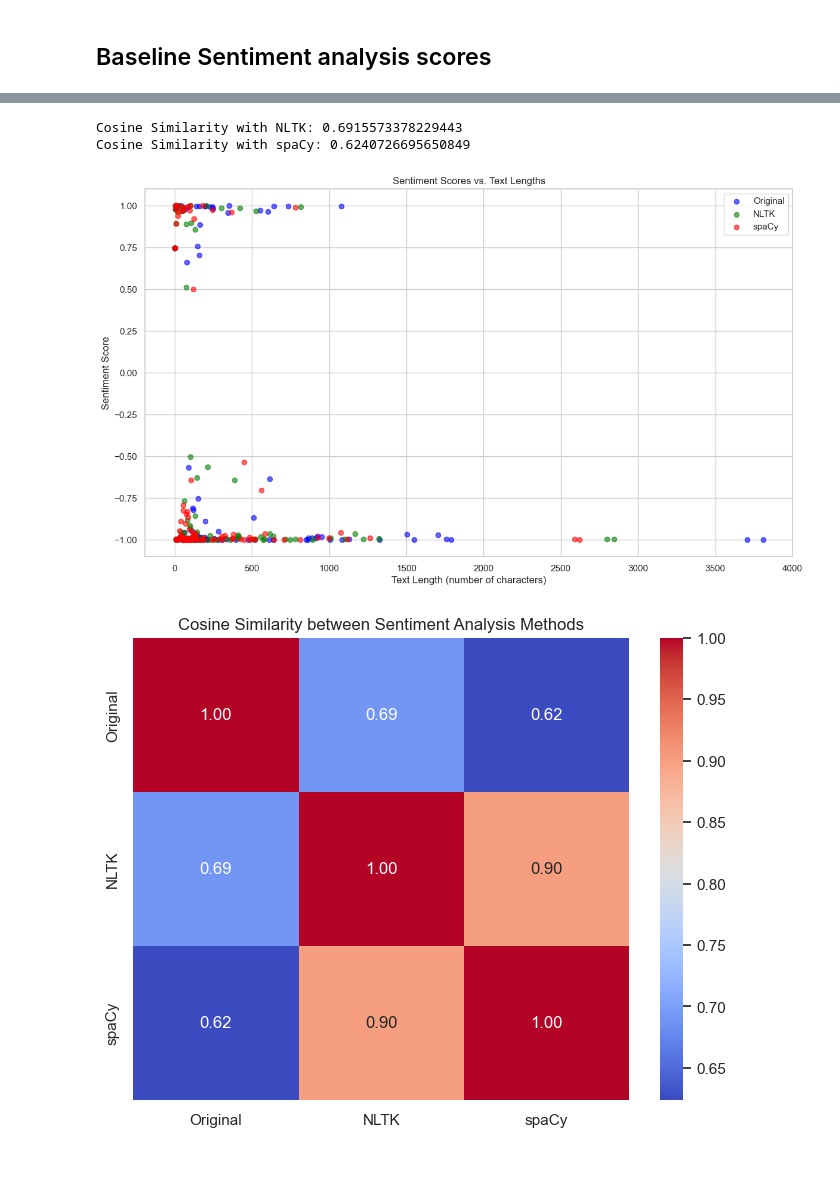
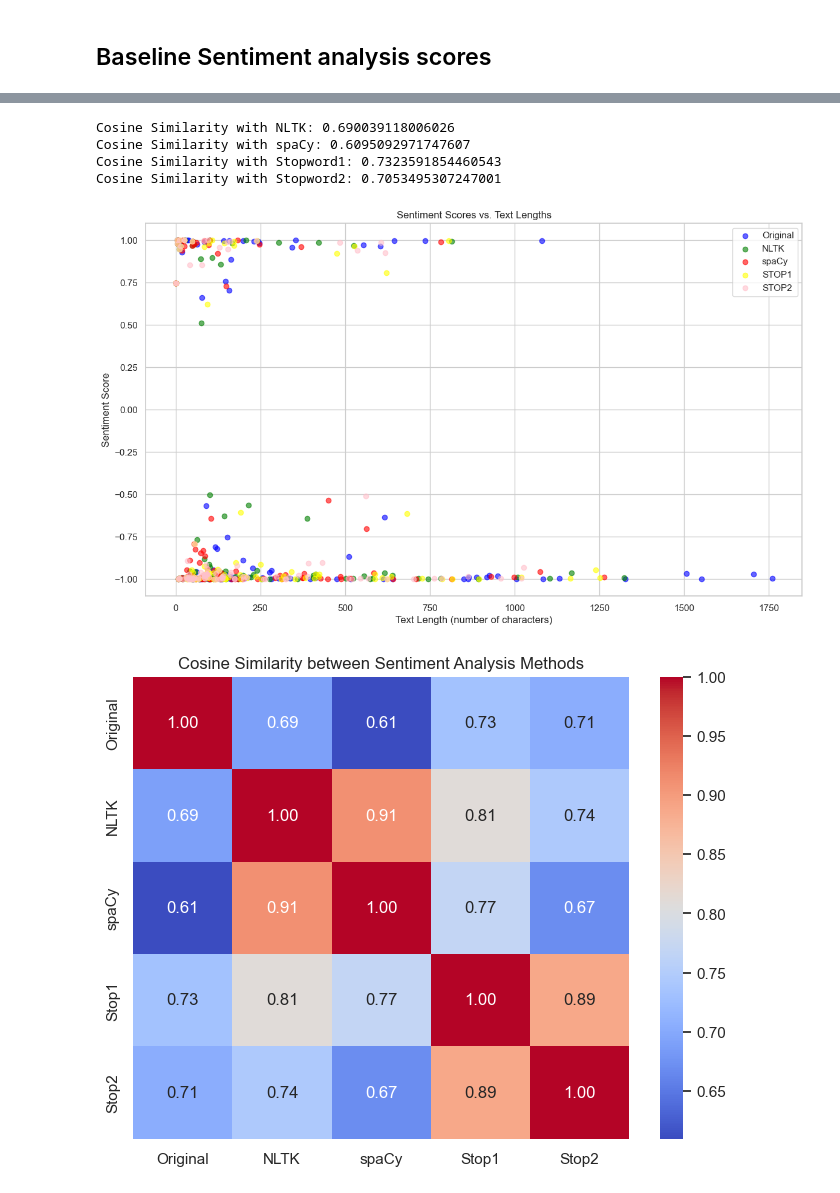
Before and after one commit to illmet/Frequency, a Jupyter notebook: comparison.ipynb, the cells around one changed output, grey strips where cells are left out. Saved outputs shown, nothing was run; the diff lists cells and outputs as text; code cells hidden in the pictures; blank space fills up the shorter version.

Commit message:
Updated importance, cluster analysis, comparsion code.

```diff
--- a/comparison.ipynb
+++ b/comparison.ipynb
@@ -34,7 +26,7 @@ data = posts+comms
 Processing complete. Total words and comments
 Processing complete. Total words and comments
 # %%
-data = data[:100]
+data = data[:60] + data[70:110]
 # %% [markdown]
 <h2> Baseline Sentiment analysis scores </h2>
 # %%
@@ -112,6 +108,8 @@ for item in data:
 original_scores = scores_baseline #change this later
 nltk_scores = sentiment_analysis(nltk_output)
 spacy_scores = sentiment_analysis(spacy_output)
+stop1_scores = sentiment_analysis(filtered_texts1)
+stop2_scores = sentiment_analysis(filtered_texts2)
 # %% [output]
 Post 1, sentiment: NEGATIVE, score: 0.99861
 Post 2, sentiment: NEGATIVE, score: 0.99900
@@ -143,11 +141,17 @@ def compute_similarity(list1, list2):
 
 similarity_nltk = compute_similarity(original_scores, nltk_scores)
 similarity_spacy = compute_similarity(original_scores, spacy_scores)
+similartiy_stopword1 = compute_similarity(original_scores, stop1_scores)
+similartiy_stopword2 = compute_similarity(original_scores, stop2_scores)
 print(f"Cosine Similarity with NLTK: {similarity_nltk}")
 print(f"Cosine Similarity with spaCy: {similarity_spacy}")
+print(f"Cosine Similarity with Stopword1: {similartiy_stopword1}")
+print(f"Cosine Similarity with Stopword2: {similartiy_stopword2}")
 # %% [output]
-Cosine Similarity with NLTK: 0.6915573378229443
-Cosine Similarity with spaCy: 0.6240726695650849
+Cosine Similarity with NLTK: 0.690039118006026
+Cosine Similarity with spaCy: 0.6095092971747607
+Cosine Similarity with Stopword1: 0.7323591854460543
+Cosine Similarity with Stopword2: 0.7053495307247001
 # %%
 import matplotlib.pyplot as plt
 import seaborn as sns
@@ -155,6 +159,8 @@ import numpy as np
 original_lengths = [len(text) for text in data]
 nltk_lengths = [len(text) for text in nltk_output]
 spacy_lengths = [len(text) for text in spacy_output]
+stop1_lengths = [len(text) for text in filtered_texts1]
+stop2_lengths = [len(text) for text in filtered_texts2]
 
 sns.set(style="whitegrid", context="notebook")
 
@@ -163,32 +169,46 @@ plt.figure(figsize=(14, 8))
 plt.scatter(original_lengths, original_scores, color='blue', alpha=0.6, label='Original')
 plt.scatter(nltk_lengths, nltk_scores, color='green', alpha=0.6, label='NLTK')
 plt.scatter(spacy_lengths, spacy_scores, color='red', alpha=0.6, label='spaCy')
+plt.scatter(stop1_lengths, stop1_scores, color='yellow', alpha=0.6, label='STOP1')
+plt.scatter(stop2_lengths, stop2_scores, color='pink', alpha=0.6, label='STOP2')
 plt.title('Sentiment Scores vs. Text Lengths')
 plt.xlabel('Text Length (number of characters)')
 plt.ylabel('Sentiment Score')
 plt.legend()
 plt.show()
 # %% [output]
-[figure, old version]
+[figure, new version]
 # %%
 # Calculate similarities
 similarity_nltk = compute_similarity(original_scores, nltk_scores)
 similarity_spacy = compute_similarity(original_scores, spacy_scores)
+similarity_stop1 = compute_similarity(original_scores, stop1_scores)
+similarity_stop2 = compute_similarity(original_scores, stop2_scores)
+
 similarity_nltk_spacy = compute_similarity(nltk_scores, spacy_scores)
+similarity_nltk_stop1 = compute_similarity(nltk_scores, stop1_scores)
+similarity_nltk_stop2 = compute_similarity(nltk_scores, stop2_scores)
+
+similarity_spacy_stop1 = compute_similarity(spacy_scores, stop1_scores)
+similarity_spacy_stop2 = compute_similarity(spacy_scores, stop2_scores)
+
+similarity_stop1_stop2 = compute_similarity(stop1_scores, stop2_scores)
 
 # Prepare the similarity matrix
 similarity_matrix = np.array([
-    [1, similarity_nltk, similarity_spacy],          # Similarity with original
-    [similarity_nltk, 1, similarity_nltk_spacy],     # Similarity between nltk and others
-    [similarity_spacy, similarity_nltk_spacy, 1]     # Similarity between spacy and others
+    [1, similarity_nltk, similarity_spacy, similartiy_stopword1, similartiy_stopword2],          # Similarity with original
+    [similarity_nltk, 1, similarity_nltk_spacy, similarity_nltk_stop1, similarity_nltk_stop2],     # Similarity between nltk and others
+    [similarity_spacy, similarity_nltk_spacy, 1, similarity_spacy_stop1, similarity_spacy_stop2],     # Similarity between spacy and others
+    [similartiy_stopword1, similarity_nltk_stop1, similarity_spacy_stop1, 1, similarity_stop1_stop2],
+    [similartiy_stopword2, similarity_nltk_stop2, similarity_spacy_stop2, similarity_stop1_stop2, 1],
 ])
 
 # Create the heatmap
 plt.figure(figsize=(8, 6))
 sns.heatmap(similarity_matrix, annot=True, cmap='coolwarm', fmt=".2f",
-            xticklabels=['Original', 'NLTK', 'spaCy'],
-            yticklabels=['Original', 'NLTK', 'spaCy'])
+            xticklabels=['Original', 'NLTK', 'spaCy','Stop1','Stop2'],
+            yticklabels=['Original', 'NLTK', 'spaCy', 'Stop1', 'Stop2'])
 plt.title('Cosine Similarity between Sentiment Analysis Methods')
 plt.show()
 # %% [output]
-[figure, old version]
+[figure, new version]
```
Also changed, not shown: parts of 5 cells of this notebook, 8 other files.
